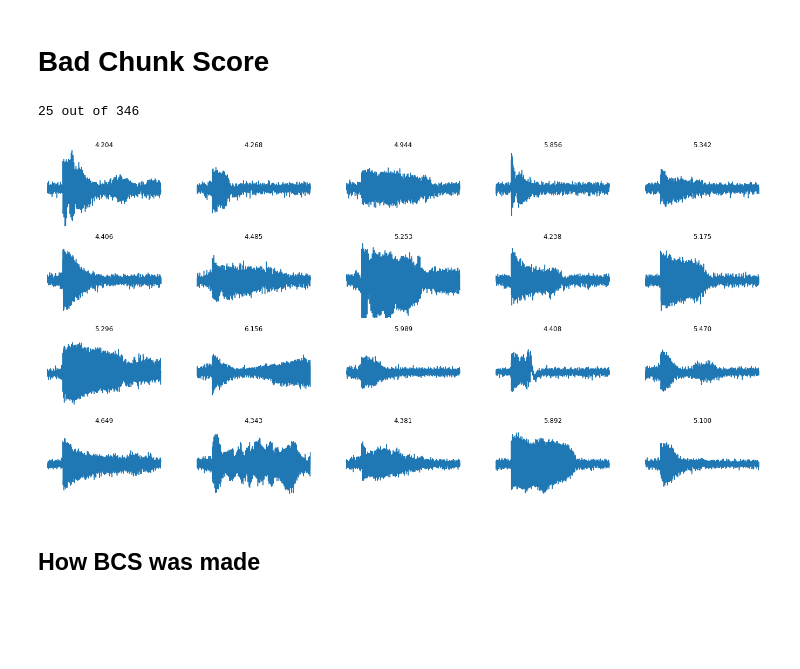
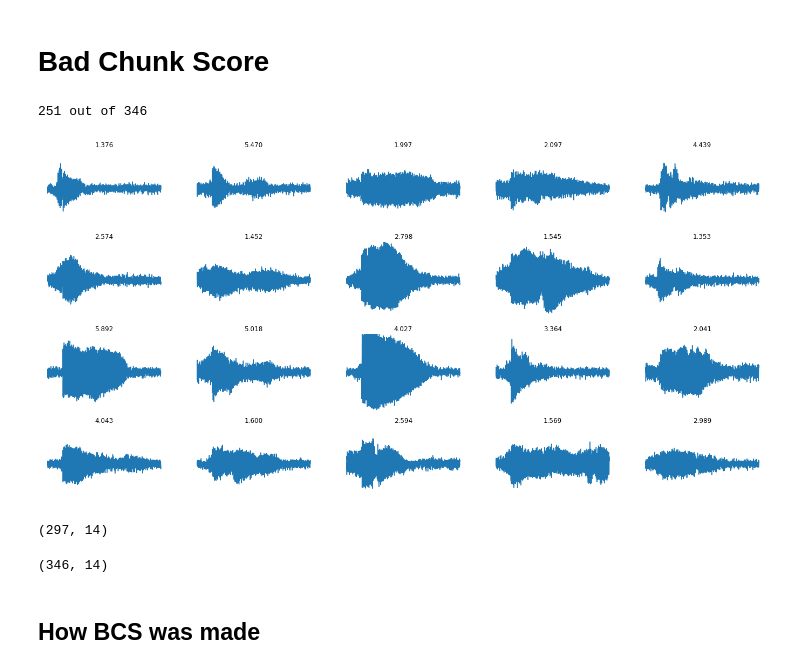
Before and after one commit to kalfasyan/wbai, a Jupyter notebook: Experiment-notebooks/100_SD_vs_RPi.ipynb, the cells around one changed output. Saved outputs shown, nothing was run; the diff lists cells and outputs as text; code cells hidden in the pictures; blank space fills up the shorter version.

```diff
--- a/Experiment-notebooks/100_SD_vs_RPi.ipynb
+++ b/Experiment-notebooks/100_SD_vs_RPi.ipynb
@@ -61,5 +63,5 @@ Finished.
 # %% [markdown]
 # Dataset RPi
 # %%
-dataset_rpi = WingbeatDatasetProfiler(dsname="/mnt/HGST_4TB/Datasets/wingbeats/Fruitflies_flytrap_rpi/from_rpi/Melanogaster/", bandpass_low=140., bandpass_high=1500., rpiformat=True, custom_label=[0])
+dataset_rpi = WingbeatDatasetProfiler(dsname="/home/kalfasyan/data/wingbeats/Fruitflies_flytrap_rpi/from_rpi/Melanogaster/", bandpass_low=140., bandpass_high=1500., rpiformat=True, custom_label=[0])
 # %% [output]
@@ -137,25 +139,29 @@ np_hist(df_rpi, 'peaks', res=1)
 # %% [markdown]
 # Bad Chunk Score
 # %%
-bcs = 4.2
+bcs = 1.3
 
 df = df_rpi[df_rpi.badchunkscore>bcs]
 print(f"{df.shape[0]} out of {df_rpi.shape[0]}")
 
 plt.figure(figsize=(24,12))
 for i in tqdm(range(20)):
     plt.subplot(4,5,i+1)
     plt.plot(open_wingbeat(df.x.iloc[i]).squeeze().numpy())
     plt.ylim(-.03,.03)
     plt.axis('off')
     plt.title(f"{df.badchunkscore.iloc[i]:.3f}")
 # %% [output]
-25 out of 346
+251 out of 346
-[figure, old version]
+[figure, new version]
 # %%
 df_rpi[df_rpi.badchunkscore>=.8].shape
+# %% [output]
+(297, 14)
 # %%
 df_rpi.shape
+# %% [output]
+(346, 14)
 # %% [markdown]
 ## How BCS was made
 # %%
```
Also changed, not shown: parts of 14 cells of this notebook, 2 other files.
